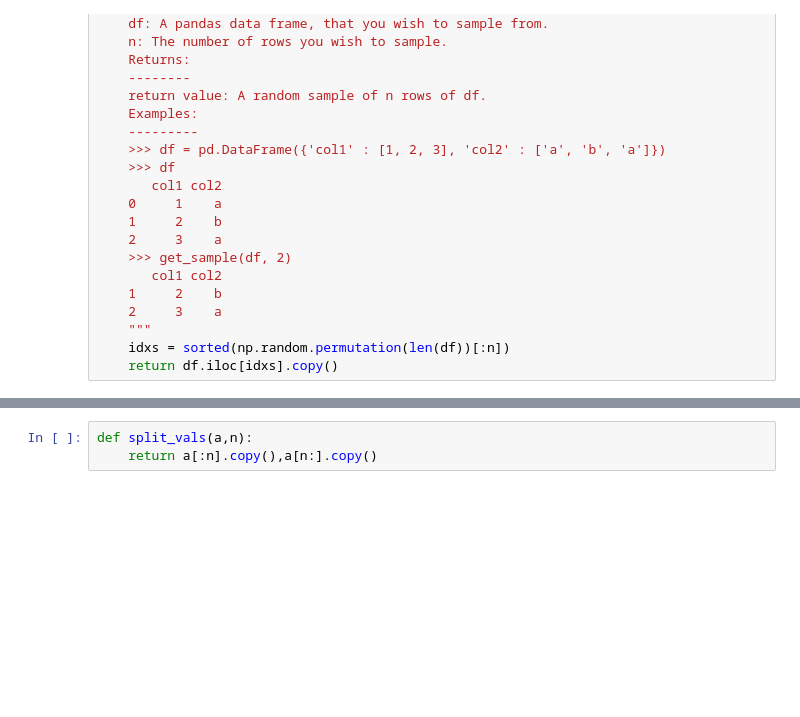
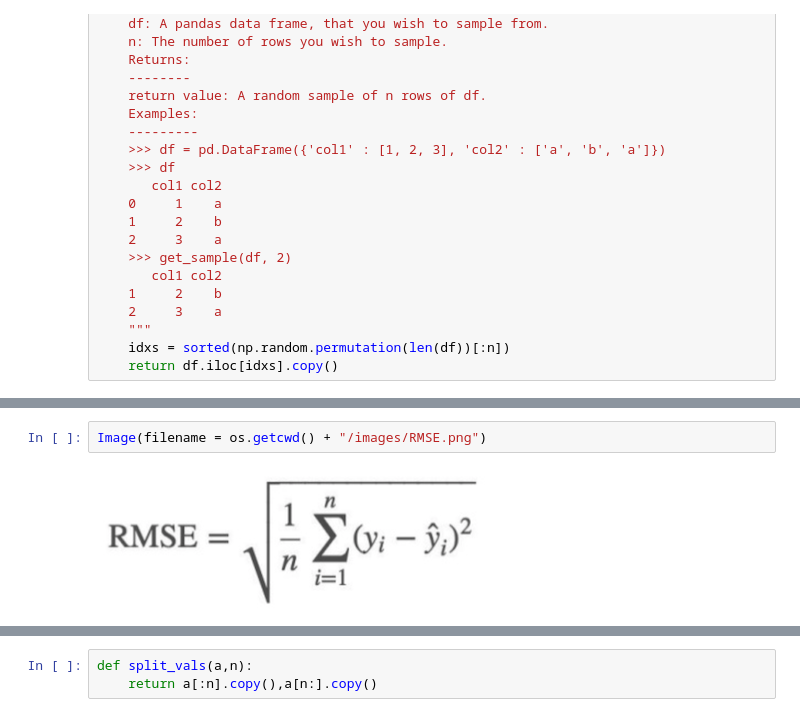
Before and after one commit to gmshashank/ML, a Jupyter notebook: Random_Forests.ipynb, the cells around one changed output, grey strips where cells are left out. Cells and saved outputs as stored; diff of their text form; blank space fills up the shorter version.

```diff
--- a/Random_Forests.ipynb
+++ b/Random_Forests.ipynb
@@ -571,0 +595,4 @@ m.score(df,y)
+# %%
+Image(filename = os.getcwd() + "/images/RMSE.png")
+# %% [output]
+[figure, added]
```
Also changed, not shown: parts of 137 cells of this notebook.
